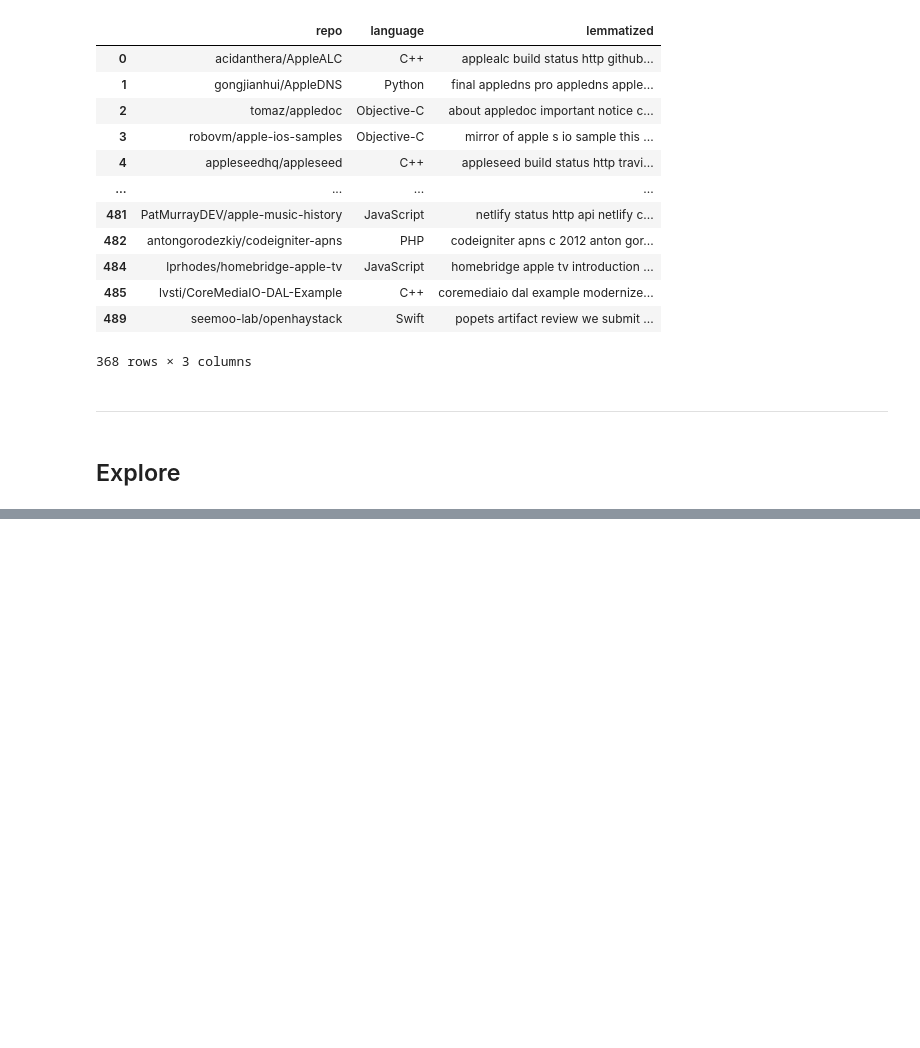
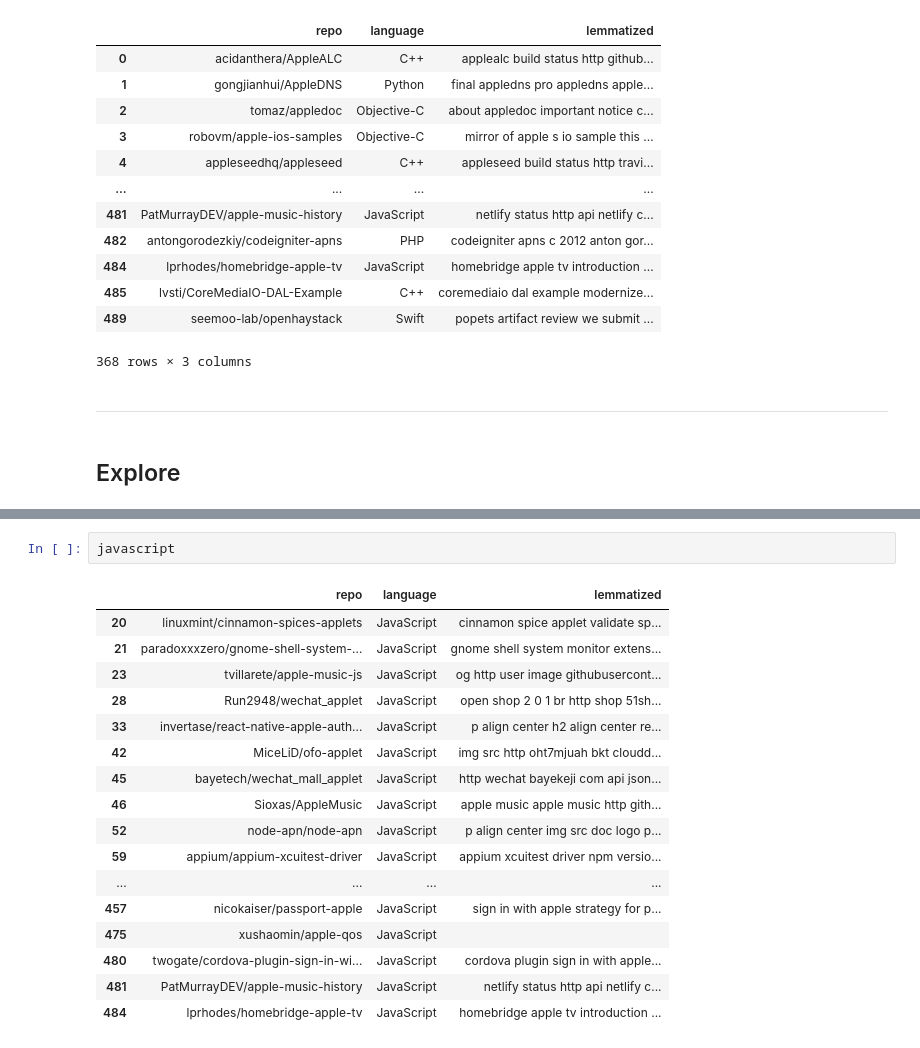
Before and after one commit to bowen-brock/Github-repo-project, a Jupyter notebook: Deangelo Scratch/deangelo_explore.ipynb, the cells around one changed output, grey strips where cells are left out. Saved outputs shown, nothing was run; the diff lists cells and outputs as text; blank space fills up the shorter version.

```diff
--- a/Deangelo Scratch/deangelo_explore.ipynb
+++ b/Deangelo Scratch/deangelo_explore.ipynb
@@ -55,0 +196,20 @@ df
+# %%
+javascript
+# %% [output]
+|  | repo | language | lemmatized |
+| 20 | linuxmint/cinnamon-spices-applets | JavaScript | cinnamon spice applet validate sp... |
+| 21 | paradoxxxzero/gnome-shell-system-... | JavaScript | gnome shell system monitor extens... |
+| 23 | tvillarete/apple-music-js | JavaScript | og http user image githubusercont... |
+| 28 | Run2948/wechat_applet | JavaScript | open shop 2 0 1 br http shop 51sh... |
+| 33 | invertase/react-native-apple-auth... | JavaScript | p align center h2 align center re... |
+| 42 | MiceLiD/ofo-applet | JavaScript | img src http oht7mjuah bkt cloudd... |
+| 45 | bayetech/wechat_mall_applet | JavaScript | http wechat bayekeji com api json... |
+| 46 | Sioxas/AppleMusic | JavaScript | apple music apple music http gith... |
+| 52 | node-apn/node-apn | JavaScript | p align center img src doc logo p... |
+| 59 | appium/appium-xcuitest-driver | JavaScript | appium xcuitest driver npm versio... |
+| ... | ... | ... | ... |
+| 457 | nicokaiser/passport-apple | JavaScript | sign in with apple strategy for p... |
+| 475 | xushaomin/apple-qos | JavaScript |  |
+| 480 | twogate/cordova-plugin-sign-in-wi... | JavaScript | cordova plugin sign in with apple... |
+| 481 | PatMurrayDEV/apple-music-history | JavaScript | netlify status http api netlify c... |
+| 484 | lprhodes/homebridge-apple-tv | JavaScript | homebridge apple tv introduction ... |
```
Also changed, not shown: parts of 18 cells of this notebook, 4 other files.
